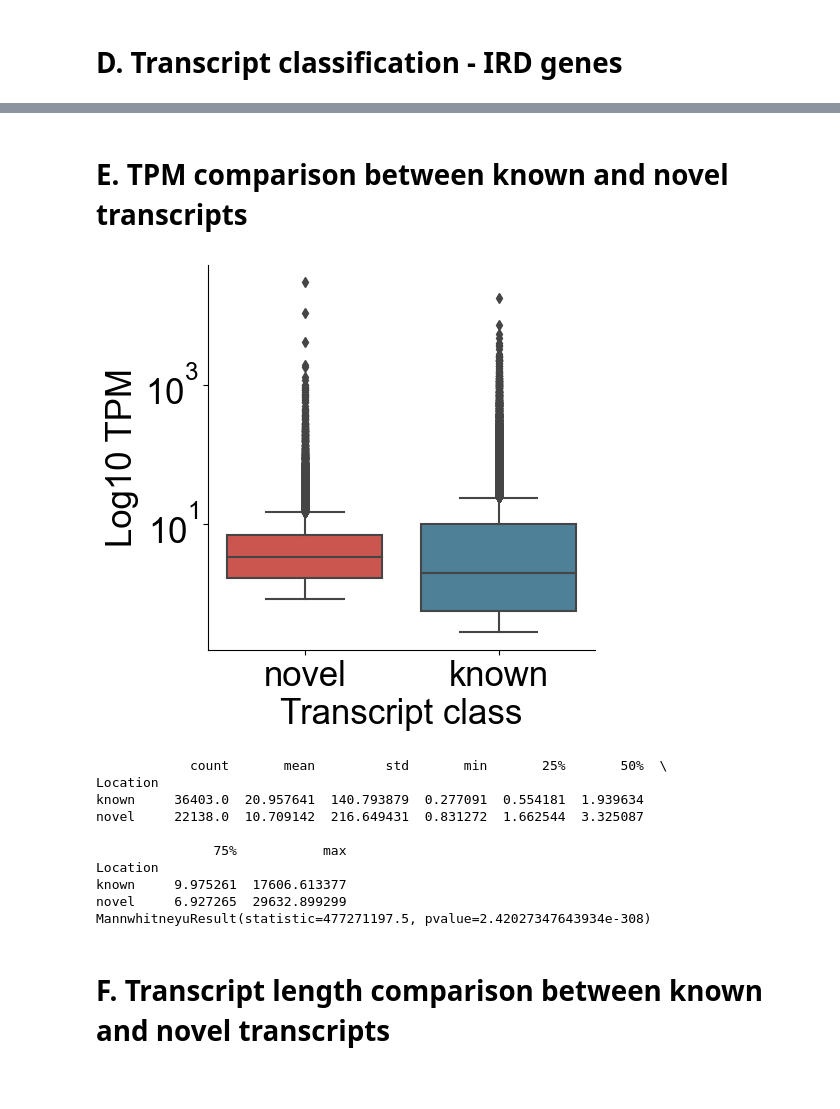
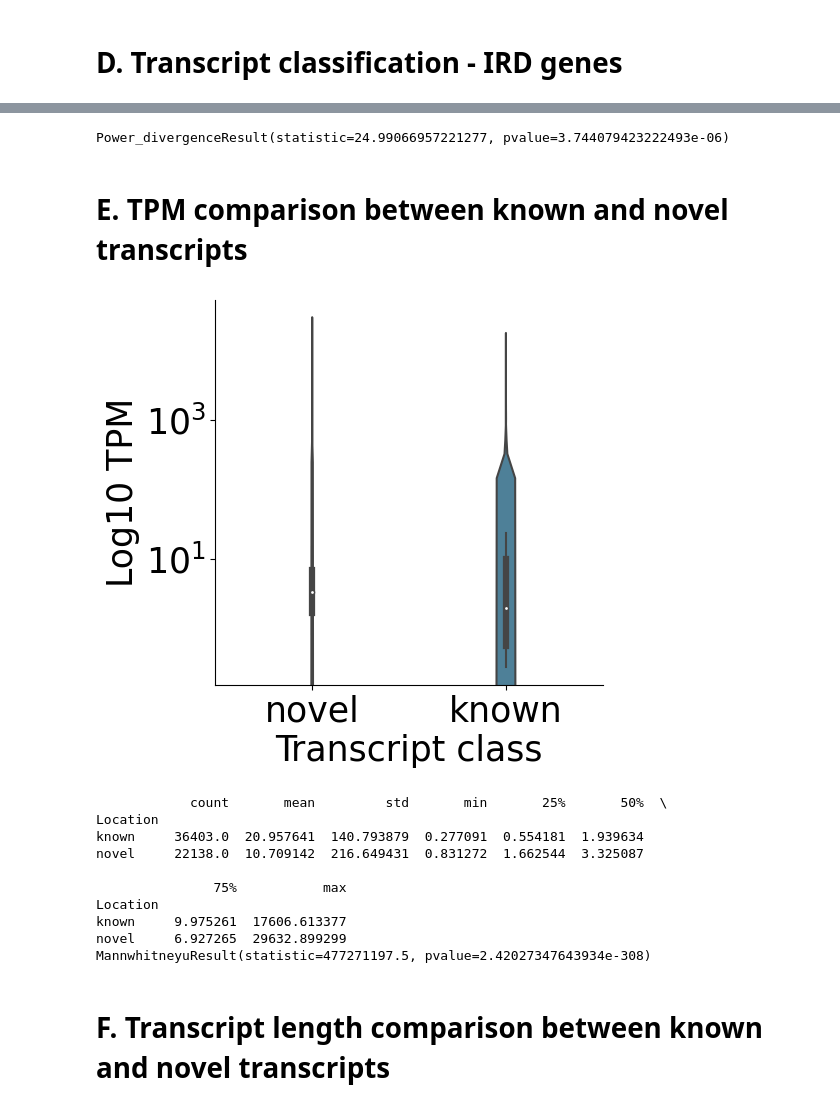
Before and after one commit to cmbi/Neural-Retina-Atlas, a Jupyter notebook: figures_and_tables/Figure_S1.ipynb, the cells around one changed output, grey strips where cells are left out. Cells and saved outputs as stored; diff of their text form; code cells hidden in the pictures; blank space fills up the shorter version.

```diff
--- a/figures_and_tables/Figure_S1.ipynb
+++ b/figures_and_tables/Figure_S1.ipynb
@@ -12,15 +14,12 @@ import mygene
 # %% [markdown]
 # Define the plotting parameters
 # %%
-# Define the parameteres for the plot
-rc = {'figure.figsize':(10,10),
+# Define the settings for the plots
+rc = {'figure.figsize':(15,10),
       'axes.facecolor':'white',
       'figure.facecolor':'white',
       'axes.grid' : False,
-      'font.size' : 20,
-      'font.sans-serif': 'Arial',
-      'font.family': 'sans-serif',
-      'svg.fonttype' : 'none' }
+      'font.size' : 20}
 # %% [markdown]
 # A. Number of reads per sample
 # %%
@@ -113,0 +103,25 @@ PearsonRResult(statistic=0.16109257669678978, pvalue=1.2682510198493342e-85)
+# %%
+# Filter for genes with transcripts shorter than 15kb
+#longest = longest[longest['Transcript length (including UTRs and CDS)'] < 15000]
+
+rc = {'figure.figsize':(15,7)}
+plt.rcParams.update(rc)
+plt.rcParams["svg.fonttype"] = "none"
+
+
+#sns.lmplot(x='Transcript length (including UTRs and CDS)', y = 'number_of_isoforms', data = longest, height=5, aspect=1.5, line_kws={'color': '#cb564f'}, scatter_kws={'alpha':0.1, 's':5, 'color' : '#567568'})
+sns.violinplot( x = 'number_of_isoforms', y='Transcript length (including UTRs and CDS)', data = longest, color = '#567568')
+
+# Get unique isoforms and sort them
+unique_isoforms = sorted(longest['number_of_isoforms'].unique())
+plt.xticks(ticks=range(len(unique_isoforms)), labels=[int(x) for x in unique_isoforms])
+plt.xticks(rotation=45)  # Rotate the x-axis labels for better readability
+
+# Set y-axis to start from 0
+plt.yscale('log')
+plt.ylabel('Transcript length')
+plt.xlabel('Number of isoforms')
+plt.savefig('plots/length_isoform_number_correlation.svg', dpi=300, bbox_inches='tight')
+plt.show()
+
+print(scipy.stats.spearmanr(longest['Transcript length (including UTRs and CDS)'], longest['number_of_isoforms']))
@@ -203,9 +220,11 @@ See the caveats in the documentation: https://pandas.pydata.org/pandas-docs/stab
 # %% [markdown]
 # D. Transcript classification - IRD genes
 # %%
+ird_genes = utils.ird_gene_list()
+
 isoforms_ird = isoquant[isoquant['gene_symbol'].isin(ird_genes)]
 
-rc = {'figure.figsize':(10,5),
+rc = {'figure.figsize':(6,5),
       'font.size': 25}
 plt.rcParams.update(rc)
 
@@ -224,37 +243,45 @@ plt.savefig('plots/transcript_classification_ird.svg', dpi=300, bbox_inches="tig
+# %%
+# Perform the chi-square test
+isoforms_counts = isoforms_ird.structural_category.value_counts().tolist()
+isoquant_counts = isoquant.structural_category.value_counts().tolist()
+expected_counts = np.array(isoquant_counts) / sum(isoquant_counts) * sum(isoforms_counts)
+print(scipy.stats.chisquare(isoforms_counts, expected_counts))
+# %% [output]
+Power_divergenceResult(statistic=24.99066957221277, pvalue=3.744079423222493e-06)
 # %% [markdown]
 # E. TPM comparison between known and novel transcripts
 # %%
 rc = {'figure.figsize':(5,5)}
 plt.rcParams.update(rc)
 
 # Load the TPM file
 tpm = pd.read_csv('../data/transcriptomics/isoquant/isoquant_aln.sorted.transcript_model_tpm.tsv', sep = '\t')
 
 # Define the colors
 colors = {'novel': '#cb564f', 'known' : '#4E8098'}
 
 # Divide it into novel and known transcripts
 novel = tpm[tpm['#feature_id'].str.contains('transcript')]
 known = tpm[tpm['#feature_id'].str.contains('ENST')]
 
 novel = novel.assign(Location='novel')
 known = known.assign(Location='known')
 cdf = pd.concat([novel, known])
 plt.rcParams.update(rc)
-ax = sns.boxplot(x="Location", y="TPM", data=cdf, palette = colors, saturation=1)   ##showfliers = False
+ax = sns.violinplot(x="Location", y="TPM", data=cdf, palette = colors, saturation=1)   ##showfliers = False
+plt.yscale('log')
 # Remove black x and y axis line
 sns.despine(bottom = False, left = False)
 ax.set(xlabel='Transcript class')
 ax.set(ylabel='Log10 TPM')
-plt.yscale('log')
 plt.savefig('plots/TPM_comparison.svg', dpi=300, bbox_inches='tight')
 plt.show()
 
 # Calculate the statics
 print(cdf.groupby(["Location"])['TPM'].describe())
 print(scipy.stats.mannwhitneyu(novel.TPM, known.TPM))
 # %% [output]
-[figure, old version]
+[figure, new version]
             count       mean         std       min       25%       50%  \
 Location
 known     36403.0  20.957641  140.793879  0.277091  0.554181  1.939634
```
Also changed, not shown: parts of 7 cells of this notebook, 3 other files.
